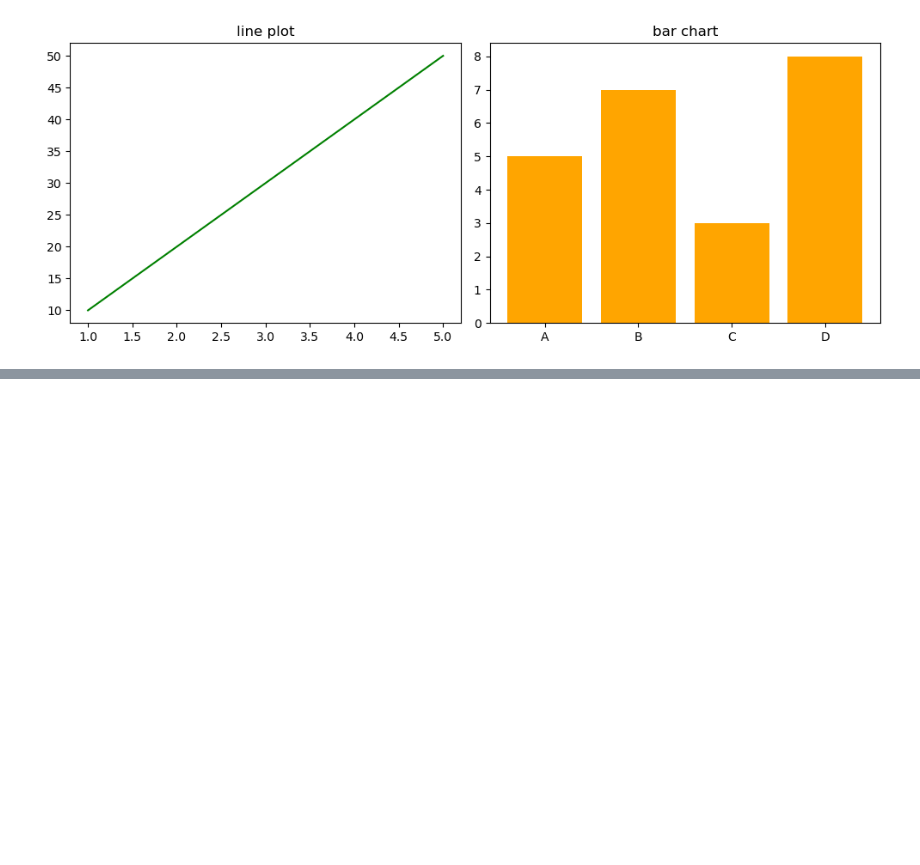
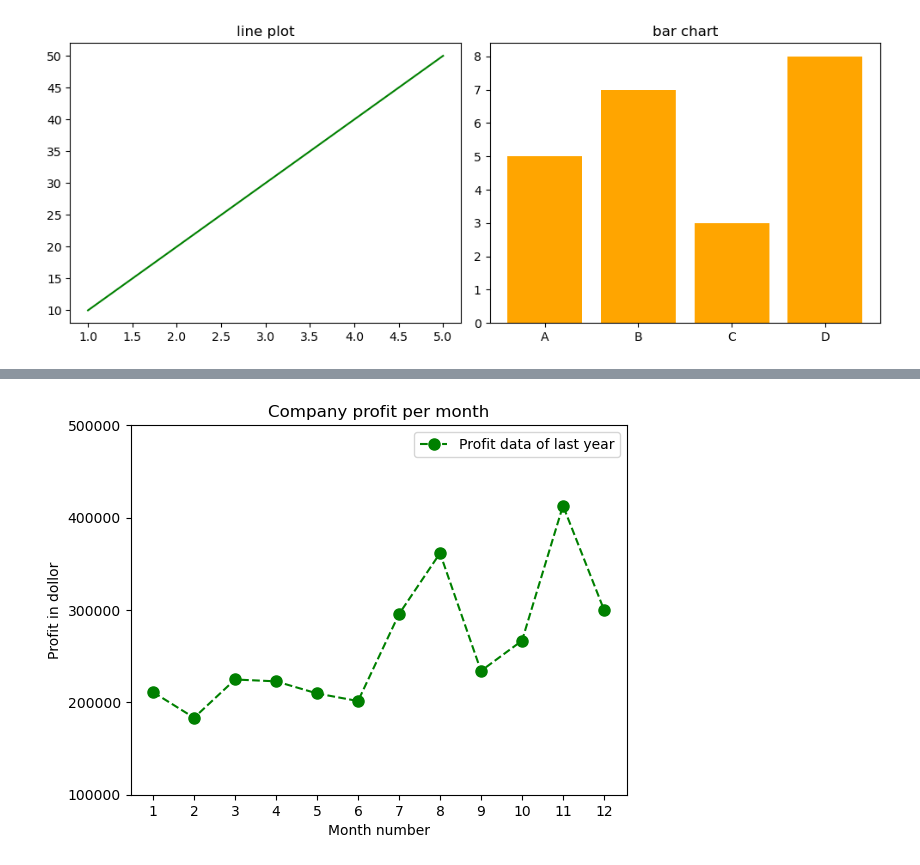
Before and after one commit to chaudhary-dotcom/Python-Beginning-, a Jupyter notebook: matplotlibDay1.ipynb, the cells around one changed output, grey strips where cells are left out. Drawn from its saved outputs; the diff is of its cells as text; code cells hidden in the pictures; blank space fills up the shorter version.

```diff
--- a/matplotlibDay1.ipynb
+++ b/matplotlibDay1.ipynb
@@ -52,0 +102,11 @@ plt.show()
+# %%
+plt.plot(monthlist, profitlist, color= 'green', linestyle='--', markersize=8, label='Profit data of last year',marker='o' )
+plt.xlabel('Month number')
+plt.ylabel('Profit in dollor')
+plt.title('Company profit per month')
+plt.xticks(monthlist)
+plt.yticks([100000, 200000,300000,400000,500000])
+plt.legend()
+plt.show()
+# %% [output]
+[figure, added]
```
Also changed, not shown: parts of 5 cells of this notebook, 1 other file.
